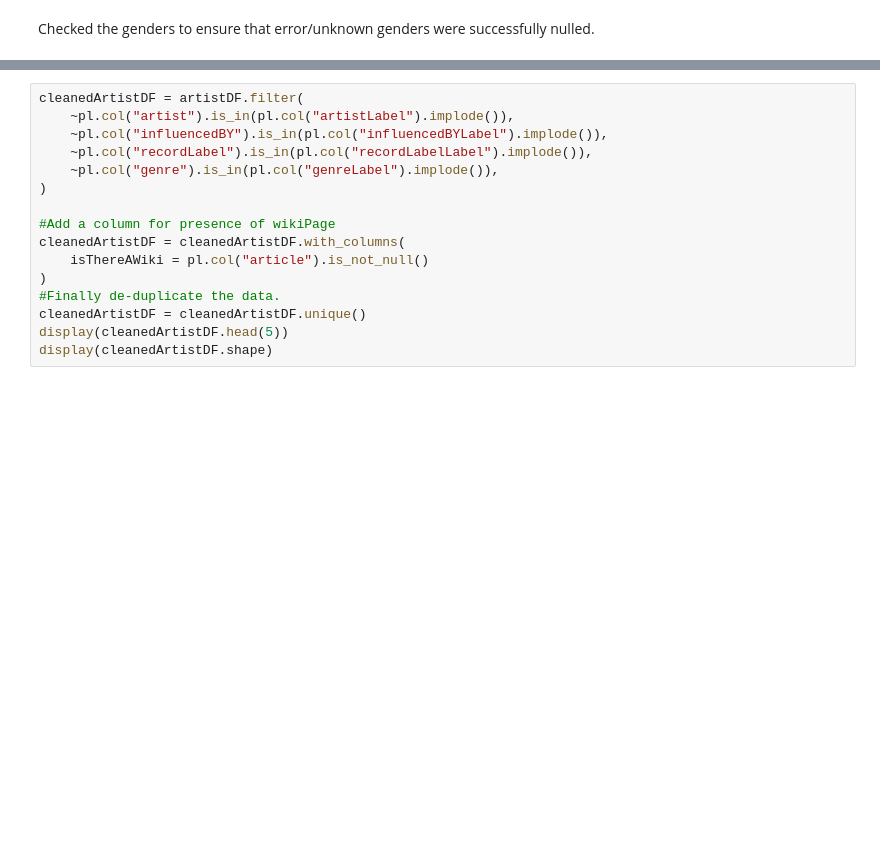
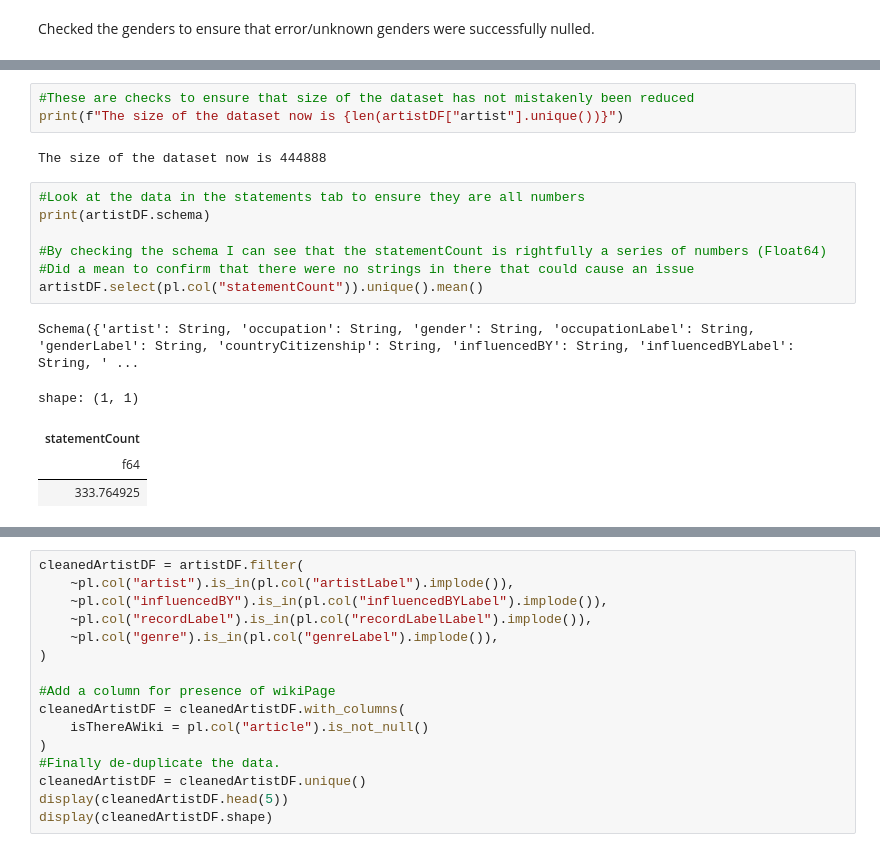
Before and after one commit to malik-files/MScDiss_IGASTNBK_, a Jupyter notebook: Main Code/cleaning_inspecting_labelling_Wikidata_artists.ipynb, the cells around one changed output, grey strips where cells are left out. Saved outputs shown, nothing was run; the diff lists cells and outputs as text; blank space fills up the shorter version.

```diff
--- a/Main Code/cleaning_inspecting_labelling_Wikidata_artists.ipynb
+++ b/Main Code/cleaning_inspecting_labelling_Wikidata_artists.ipynb
@@ -275,2 +285,20 @@ shape: (6, 17)
 | "Q138413725" | "Q183945" | "Q6581097" | "record producer" | "male" | "Q219" | null | ... |
 | "Q139919749" | "Q183945" | "Q6581097" | "record producer" | "male" | "Q30" | null | ... |
+# %%
+#These are checks to ensure that size of the dataset has not mistakenly been reduced
+print(f"The size of the dataset now is {len(artistDF["artist"].unique())}")
+# %% [output]
+The size of the dataset now is 444888
+# %%
+#Look at the data in the statements tab to ensure they are all numbers
+print(artistDF.schema)
+
+#By checking the schema I can see that the statementCount is rightfully a series of numbers (Float64)
+#Did a mean to confirm that there were no strings in there that could cause an issue
+artistDF.select(pl.col("statementCount")).unique().mean()
+# %% [output]
+Schema({'artist': String, 'occupation': String, 'gender': String, 'occupationLabel': String, 'genderLabel': String, 'countryCitizenship': String, 'influencedBY': String, 'influencedBYLabel': String, ' ...
+shape: (1, 1)
+| statementCount |
+| f64 |
+| 333.764925 |
```
Also changed, not shown: parts of 15 cells of this notebook, 8 other files.
